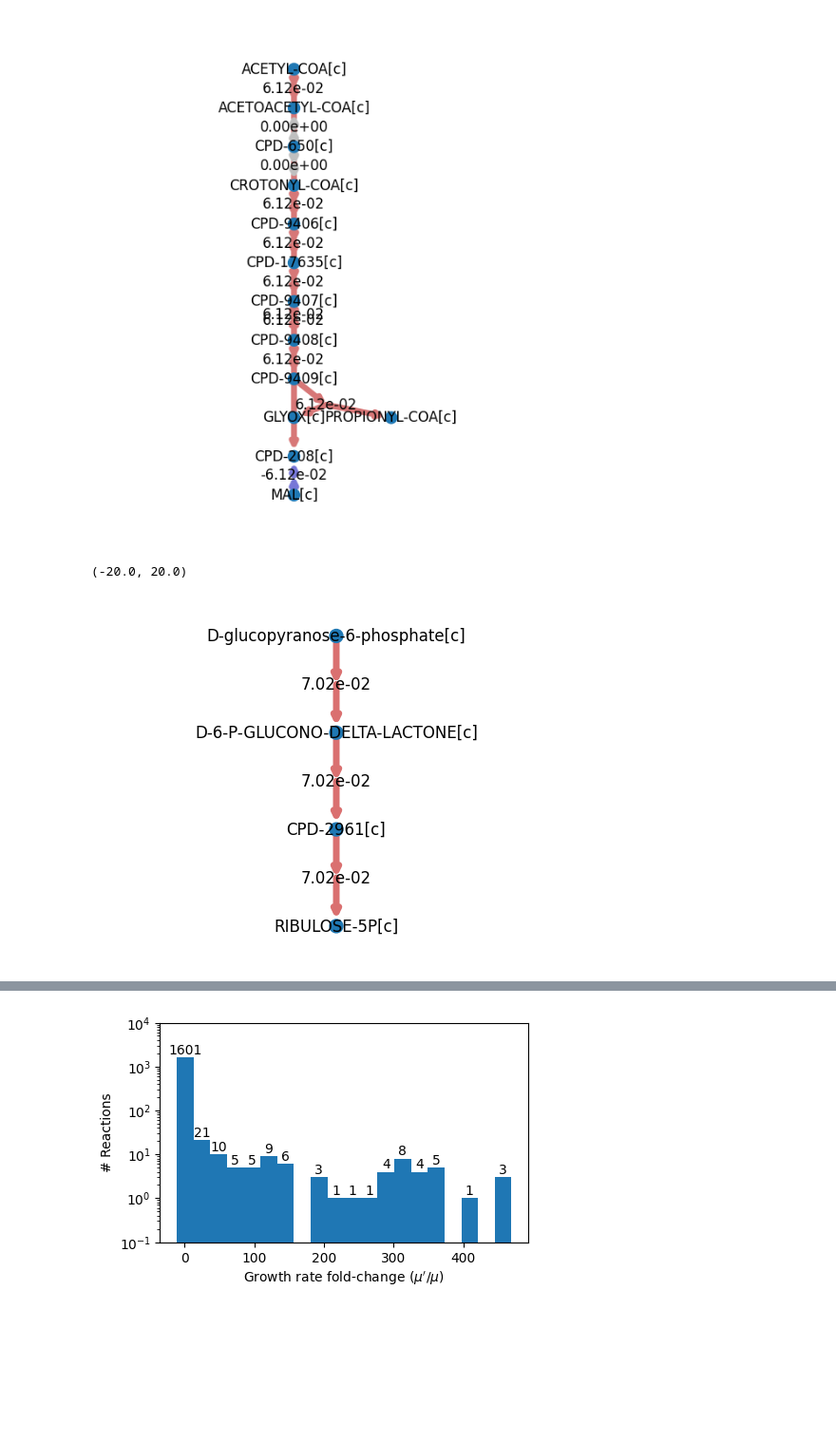
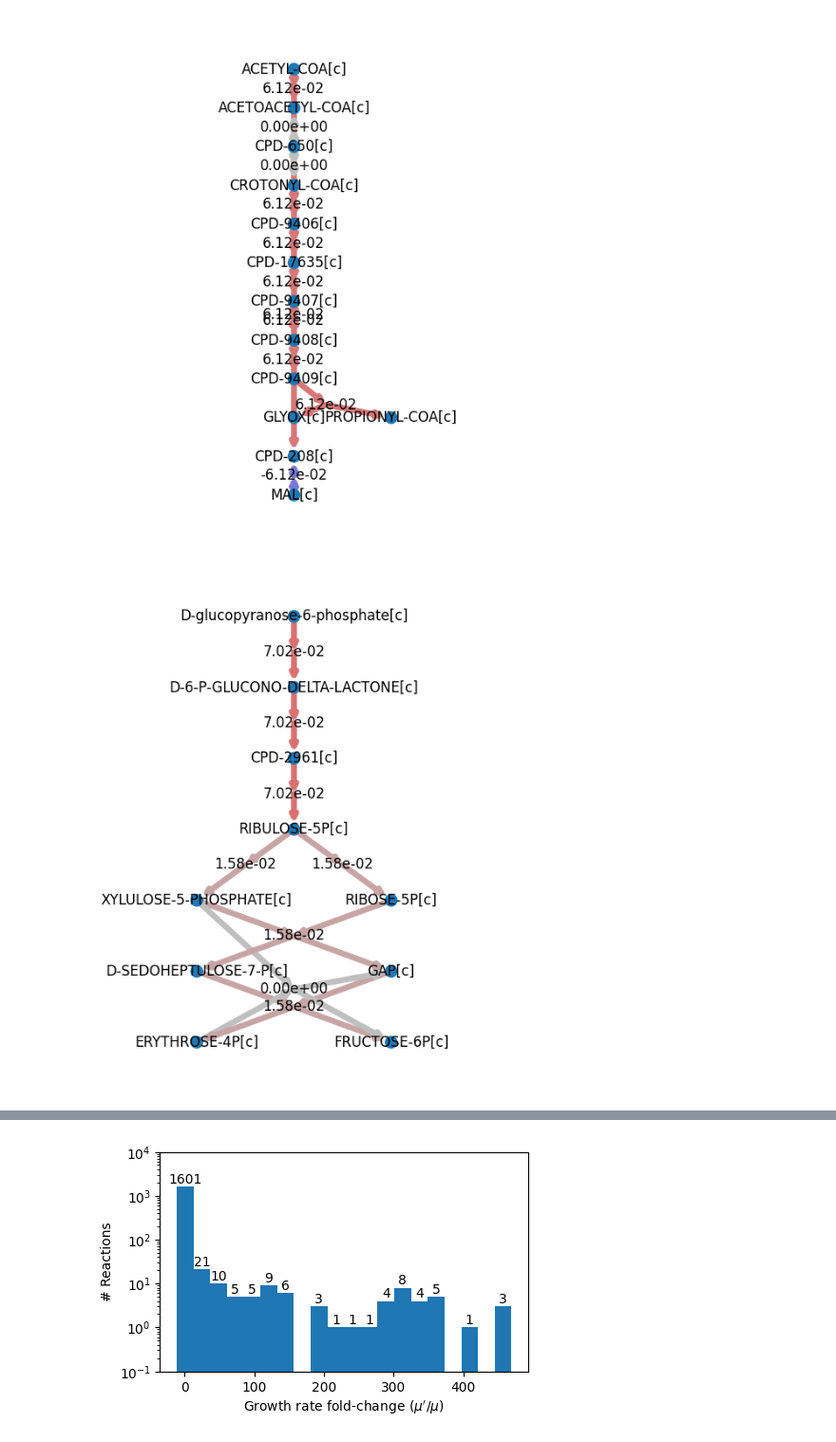
Before and after one commit to C-CoMP-STC/rpom-fba, a Jupyter notebook: notebooks/diagnostics.ipynb, the cells around one changed output, grey strips where cells are left out. Shown at 95% size. Drawn from its saved outputs; the diff is of its cells as text; code cells hidden in the pictures; blank space fills up the shorter version.

```diff
--- a/notebooks/diagnostics.ipynb
+++ b/notebooks/diagnostics.ipynb
@@ -323,25 +323,36 @@ fig.set_size_inches(6,8)
 # %%
 penp = nx.DiGraph()
 
 # Metabolites
 penp.add_nodes_from([
     ("D-glucopyranose-6-phosphate[c]", {"pos": (0, 0)}),
     ("D-6-P-GLUCONO-DELTA-LACTONE[c]", {"pos": (0, -10)}),
     ("CPD-2961[c]", {"pos": (0, -20)}),
-    ("RIBULOSE-5P[c]", {"pos": (0, -30)})
+    ("RIBULOSE-5P[c]", {"pos": (0, -30)}),
+    ("XYLULOSE-5-PHOSPHATE[c]", {"pos": (-10, -40)}),
+    ("RIBOSE-5P[c]", {"pos": (10, -40)}),
+    ("D-SEDOHEPTULOSE-7-P[c]", {"pos": (-10, -50)}),
+    ("GAP[c]", {"pos": (10, -50)}),
+    ("ERYTHROSE-4P[c]", {"pos": (-10, -60)}),
+    ("FRUCTOSE-6P[c]", {"pos": (10, -60)}),
 ])
 
 # Reactions
 penp_reactions = ["GLU6PDEHYDROG-RXN",
                   "6PGLUCONOLACT-RXN",
-                  "RXN-9952"]
+                  "RXN-9952",
+                  "RIBULP3EPIM-RXN",
+                  "RIB5PISOM-RXN",
+                  "1TRANSKETO-RXN",
+                  "TRANSALDOL-RXN",
+                  "2TRANSKETO-RXN"]
 
 fig, ax = plt.subplots()
 plot_pathway(model, penp, penp_reactions, ax)
 ax.set_xlim([-20, 20])
+fig.set_size_inches(6, 8)
 # %% [output]
-(-20.0, 20.0)
-[figure, old version]
+[figure, new version]
 # %%
 from tqdm import tqdm
 
```
Also changed, not shown: parts of 10 cells of this notebook, 5 other files.
